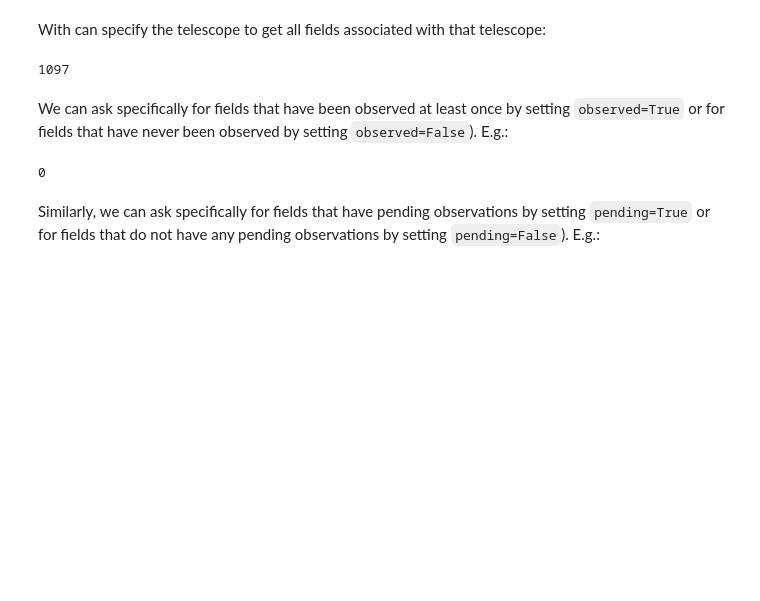
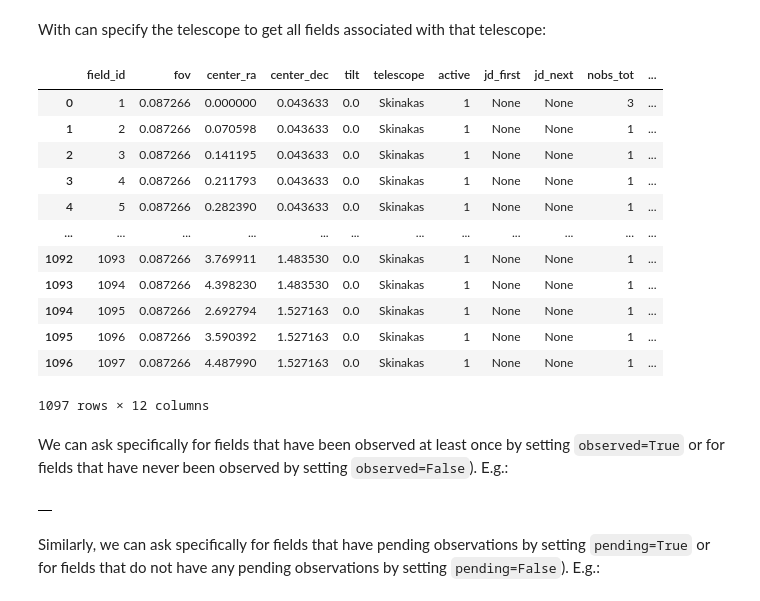
Before and after one commit to skiehl/pasiphae-survey-planner, a Jupyter notebook: Doc_DBManagers.ipynb, the cells around one changed output. Saved outputs shown, nothing was run; the diff lists cells and outputs as text; code cells hidden in the pictures; blank space fills up the shorter version.

```diff
--- a/Doc_DBManagers.ipynb
+++ b/Doc_DBManagers.ipynb
@@ -485,17 +474,27 @@ len(fields)
 # %% [markdown]
 With can specify the telescope to get all fields associated with that telescope:
 # %%
-fields = manager.get_fields(telescope='Skinakas')
-len(fields)
+DataFrame(manager.get_fields(telescope='Skinakas'))
 # %% [output]
+|  | field_id | fov | center_ra | center_dec | tilt | telescope | active | jd_first | jd_next | nobs_tot | ... |
+| 0 | 1 | 0.087266 | 0.000000 | 0.043633 | 0.0 | Skinakas | 1 | None | None | 3 | ... |
+| 1 | 2 | 0.087266 | 0.070598 | 0.043633 | 0.0 | Skinakas | 1 | None | None | 1 | ... |
+| 2 | 3 | 0.087266 | 0.141195 | 0.043633 | 0.0 | Skinakas | 1 | None | None | 1 | ... |
+| 3 | 4 | 0.087266 | 0.211793 | 0.043633 | 0.0 | Skinakas | 1 | None | None | 1 | ... |
+| 4 | 5 | 0.087266 | 0.282390 | 0.043633 | 0.0 | Skinakas | 1 | None | None | 1 | ... |
+| ... | ... | ... | ... | ... | ... | ... | ... | ... | ... | ... | ... |
+| 1092 | 1093 | 0.087266 | 3.769911 | 1.483530 | 0.0 | Skinakas | 1 | None | None | 1 | ... |
+| 1093 | 1094 | 0.087266 | 4.398230 | 1.483530 | 0.0 | Skinakas | 1 | None | None | 1 | ... |
+| 1094 | 1095 | 0.087266 | 2.692794 | 1.527163 | 0.0 | Skinakas | 1 | None | None | 1 | ... |
+| 1095 | 1096 | 0.087266 | 3.590392 | 1.527163 | 0.0 | Skinakas | 1 | None | None | 1 | ... |
+| 1096 | 1097 | 0.087266 | 4.487990 | 1.527163 | 0.0 | Skinakas | 1 | None | None | 1 | ... |
-1097
+1097 rows × 12 columns
 # %% [markdown]
 We can ask specifically for fields that have been observed at least once by setting `observed=True` or for fields that have never been observed by setting `observed=False`). E.g.:
 # %%
-fields = manager.get_fields(observed=True)
-len(fields)
+DataFrame(manager.get_fields(observed=True))
 # %% [output]
-0
+|  |
 # %% [markdown]
 Similarly, we can ask specifically for fields that have pending observations by setting `pending=True` or for fields that do not have any pending observations by setting `pending=False`). E.g.:
 # %%
```
Also changed, not shown: parts of 29 cells of this notebook, 2 other files.
